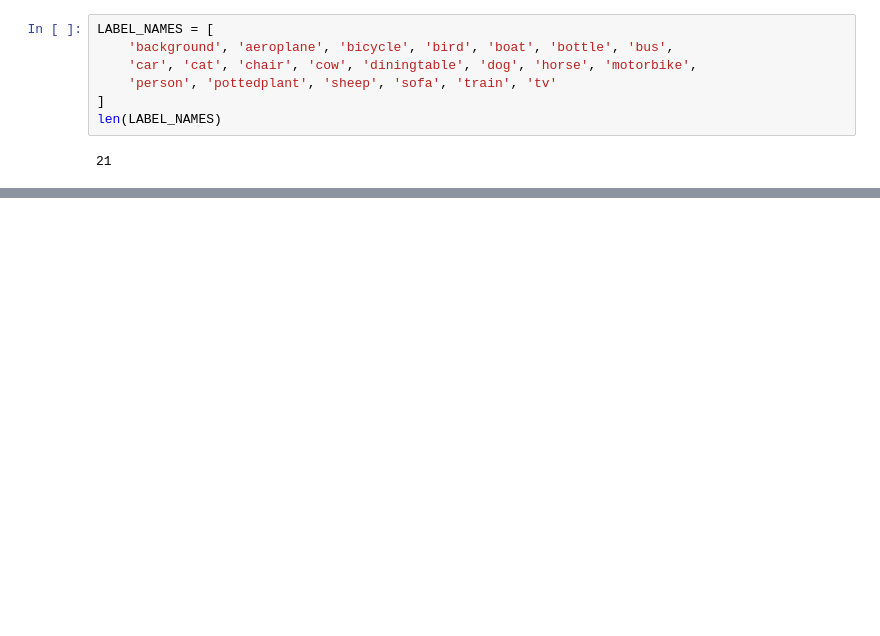
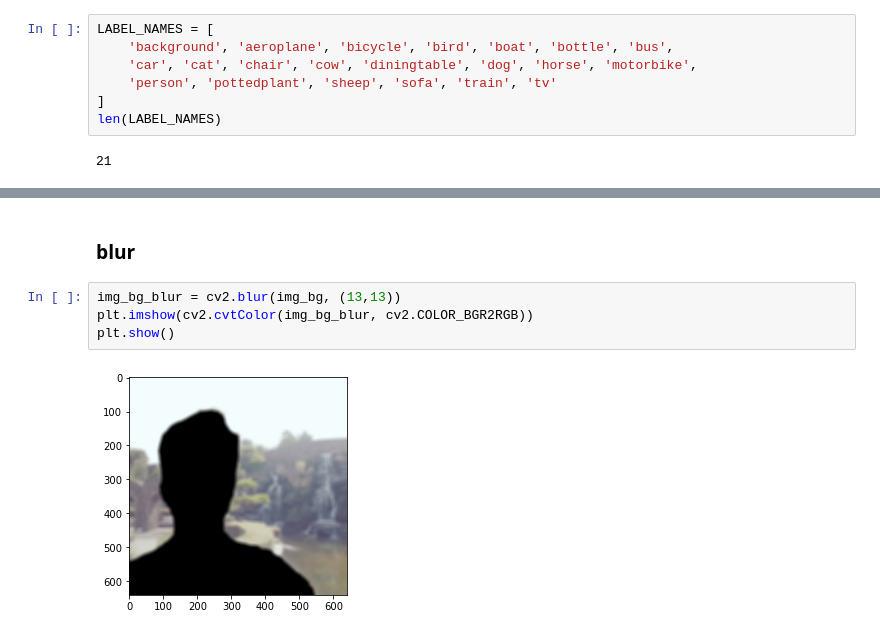
Before and after one commit to ittapa/AIFFEL-FILP-CODING, a Jupyter notebook: lms/01-EXPLORATION/E14-portrait/01-basic.ipynb, the cells around one changed output, grey strips where cells are left out. Saved outputs shown, nothing was run; the diff lists cells and outputs as text; blank space fills up the shorter version.

```diff
--- a/lms/01-EXPLORATION/E14-portrait/01-basic.ipynb
+++ b/lms/01-EXPLORATION/E14-portrait/01-basic.ipynb
@@ -147,0 +193,8 @@ plt.show()
+# %% [markdown]
+### blur
+# %%
+img_bg_blur = cv2.blur(img_bg, (13,13))
+plt.imshow(cv2.cvtColor(img_bg_blur, cv2.COLOR_BGR2RGB))
+plt.show()
+# %% [output]
+[figure, added]
```
Also changed, not shown: parts of 27 cells of this notebook, 7 other files.
